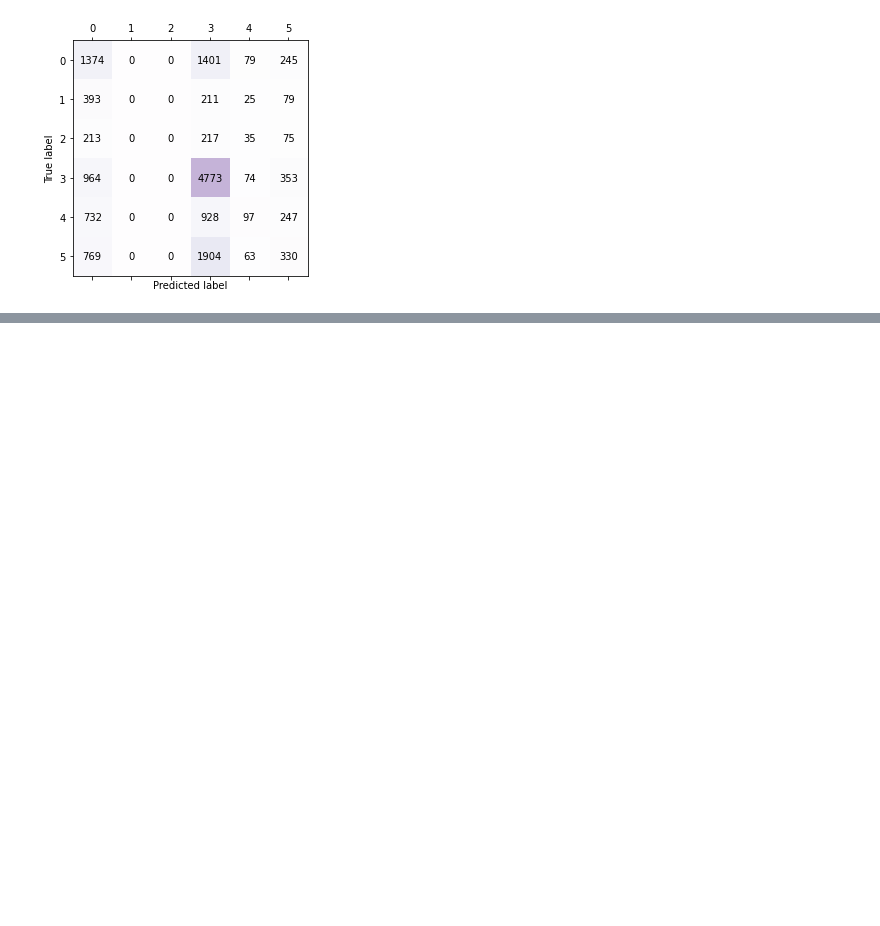
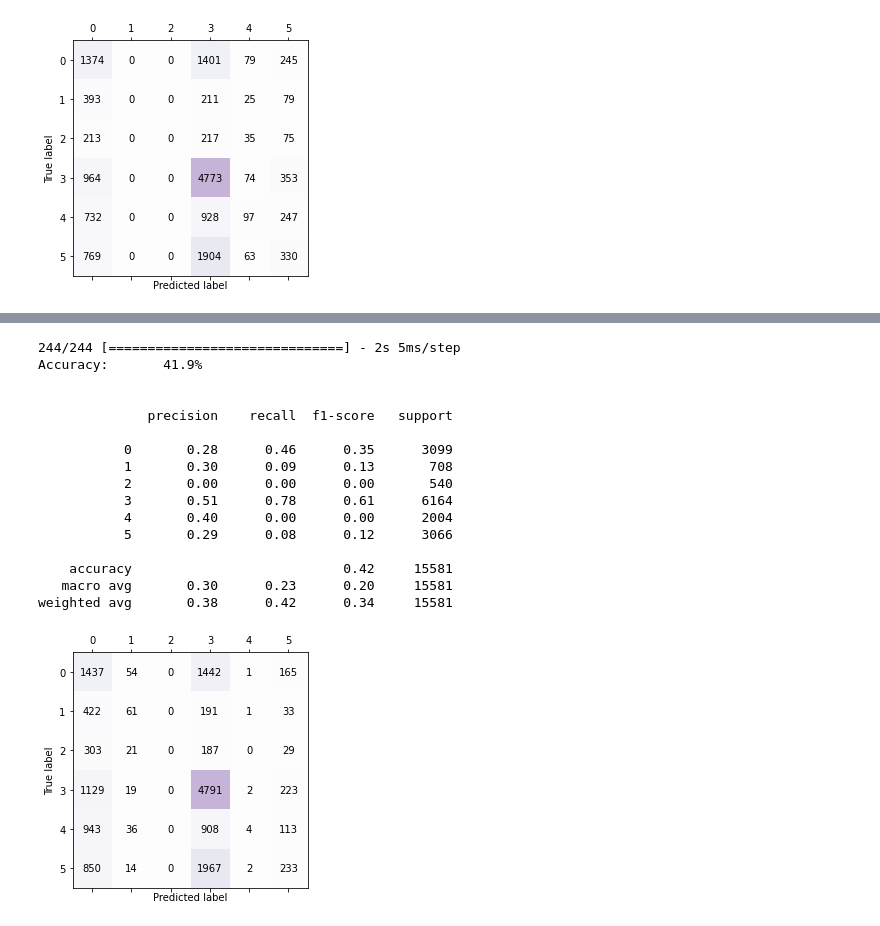
Before and after one commit to ppkgtmm/emotion, a Jupyter notebook: sample_emo.ipynb, the cells around one changed output, grey strips where cells are left out. Saved outputs shown, nothing was run; the diff lists cells and outputs as text; code cells hidden in the pictures; blank space fills up the shorter version.

```diff
--- a/sample_emo.ipynb
+++ b/sample_emo.ipynb
@@ -667,2 +743,22 @@ weighted avg       0.34      0.42      0.35     15581
+# %%
+model_evaluate(cl_model, sequence_test, test_target, 64)
+# %% [output]
+244/244 [==============================] - 2s 5ms/step
+Accuracy:       41.9%
+
+
+              precision    recall  f1-score   support
+
+           0       0.28      0.46      0.35      3099
+           1       0.30      0.09      0.13       708
+           2       0.00      0.00      0.00       540
+           3       0.51      0.78      0.61      6164
+           4       0.40      0.00      0.00      2004
+           5       0.29      0.08      0.12      3066
+
+    accuracy                           0.42     15581
+   macro avg       0.30      0.23      0.20     15581
+weighted avg       0.38      0.42      0.34     15581
+[figure, added]
 # %%
 # dump(tokenizer, '/content/drive/MyDrive/emotion/go_emotions/round_1/tokenizer.pickle' )
```
Also changed, not shown: parts of 7 cells of this notebook.
